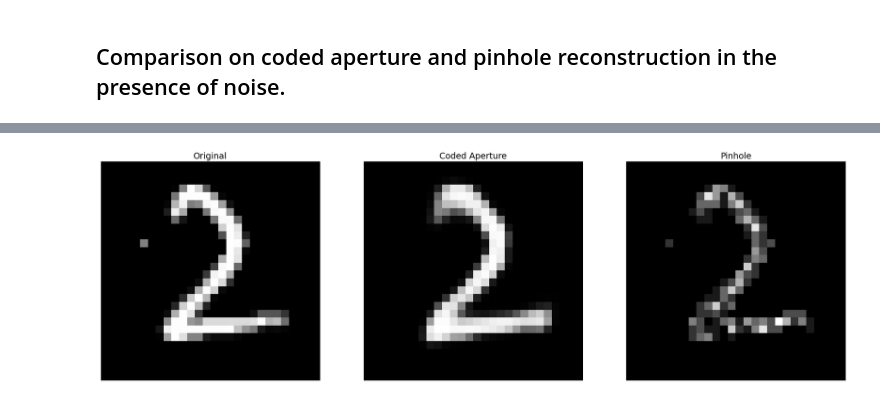
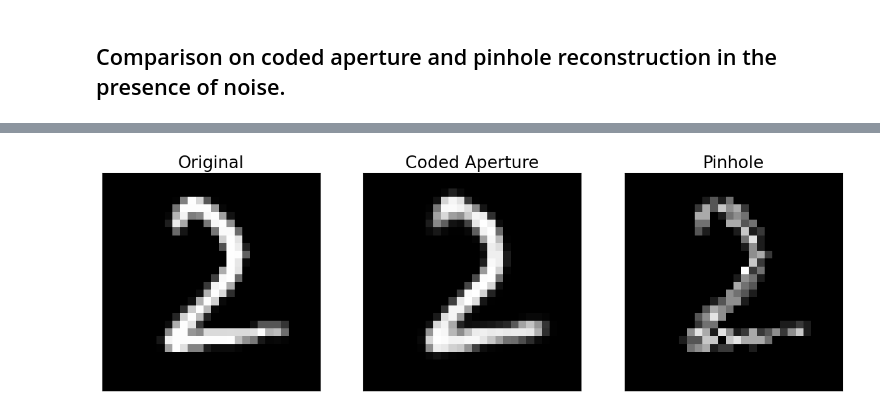
Before and after one commit to arizonaCameraLab/computationalImaging, a Jupyter notebook: Chapter4GeometricImaging/codedApertureImaging.ipynb, the cells around one changed output, grey strips where cells are left out. Saved outputs shown, nothing was run; the diff lists cells and outputs as text; code cells hidden in the pictures.

```diff
--- a/Chapter4GeometricImaging/codedApertureImaging.ipynb
+++ b/Chapter4GeometricImaging/codedApertureImaging.ipynb
@@ -204,7 +282,7 @@ plt.axis('off')
 # %% [markdown]
 ### Reconstruction with poisson  noise
 # %%
-plt.rcParams['figure.figsize'] = [20, 10]
+plt.rcParams['figure.figsize'] = [15, 7]
 # we consider coded apeture imaging of images drawn from the mnist data set of hand drawn digits
 noiseFactor=10;
 signalNoise=0; #%1 for noise, 0 for no signal noise
@@ -213,7 +291,7 @@ imagey=x_train[32];
 # Step 1 generate projected pattern
 g=signal.convolve2d(t,imagey, mode='same',boundary='wrap');
 #The following line adds signal dependent noise
-photonsPerPixel=100
+photonsPerPixel=1000
 g=np.random.poisson(photonsPerPixel*g/np.max(g))
 plt.subplot(2,3,1);
 plt.imshow(imagey,cmap='gray')
@@ -233,8 +311,7 @@ imagey=x_train[46];
 
 # Step 1 generate projected pattern
 g=signal.convolve2d(t,imagey, mode='same',boundary='wrap');
-#The following line adds signal dependent noiseplt.savefig('muraCodedApertureReconShotNoise.pdf')
-files.download('muraCodedApertureReconShotNoise.pdf')
+#The following line adds signal dependent noise
 g=np.random.poisson(photonsPerPixel*g/np.max(g))
 plt.subplot(2,3,4);
 plt.imshow(imagey,cmap='gray')
@@ -251,5 +328,5 @@ plt.title('Reconstructed image');
 plt.axis('off')
 
 plt.savefig('muraCodedApertureReconShotNoise.pdf')
-files.download('muraCodedApertureReconShotNoise.pdf')
+#files.download('muraCodedApertureReconShotNoise.pdf')
 # %% [output]
@@ -286,3 +372,12 @@ g_test = np.reshape(g_test, (len(g_test), 28, 28, 1))
+# %%
+# prompt: load x_train, x_test, g_train, g_test from /content/drive/MyDrive/muraData.npz
+
+
+with np.load('/content/drive/MyDrive/muraData.npz') as data:
+  x_train = data['x_train']
+  x_test = data['x_test']
+  g_train = data['g_train']
+  g_test = data['g_test']
 # %%
 plt.imshow(g_test[1931].reshape(28, 28))
 # %% [output]
@@ -298,7 +393,7 @@ input_img = keras.Input(shape=(28, 28, 1))
 x = layers.Conv2D(32, (3, 3), activation='relu', padding='same')(input_img)
 x = layers.MaxPooling2D((2, 2), padding='same')(x)
 x = layers.Conv2D(32, (3, 3), activation='relu', padding='same')(x)
-encoded = layers.MaxPooling2D((2, 2), padding='same')(x)plt.subplot(1,3,2);
+encoded = layers.MaxPooling2D((2, 2), padding='same')(x)
 
 # At this point the representation is (7, 7, 32)
 
@@ -420,6 +520,8 @@ In using coded apertures to encode the measurement data we implicitly assume tha
 imagey=np.zeros((31,31))
 imagey[8:24,8:24]=np.random.rand(16,16)
 #imagey=x_train[46];
+plt.figure(figsize=(15, 7))
+plt.rcParams.update({'font.size': 22})
 plt.subplot(1,3,1);
 plt.imshow(imagey,cmap='gray')
 plt.title('Ground Truth');
@@ -449,8 +552,7 @@ files.download('muraCodedApertureReconRandom.pdf')
 ## Comparison on coded aperture and pinhole reconstruction in the presence of noise.
 # %%
 testImage=x_test[512,:,:]
-testImage[10,5,0]=.5
-plt.figure(figsize=(30, 10))
+plt.figure(figsize=(15, 7))
 plt.rcParams.update({'font.size': 16})
 ax = plt.subplot(1, 3, 1)
 plt.imshow(testImage.reshape(28,28))
@@ -482,6 +585,6 @@ files.download('muraCodedAperturevsPinhole.pdf')
 [interactive output not drawn]
 [interactive output not drawn]
-[figure, old version]
+[figure, new version]
 # %%
 plt.savefig('muraCodedAperturevsPinhole.pdf')
 files.download('muraCodedAperturevsPinhole.pdf')
```
Also changed, not shown: parts of 20 cells of this notebook.
